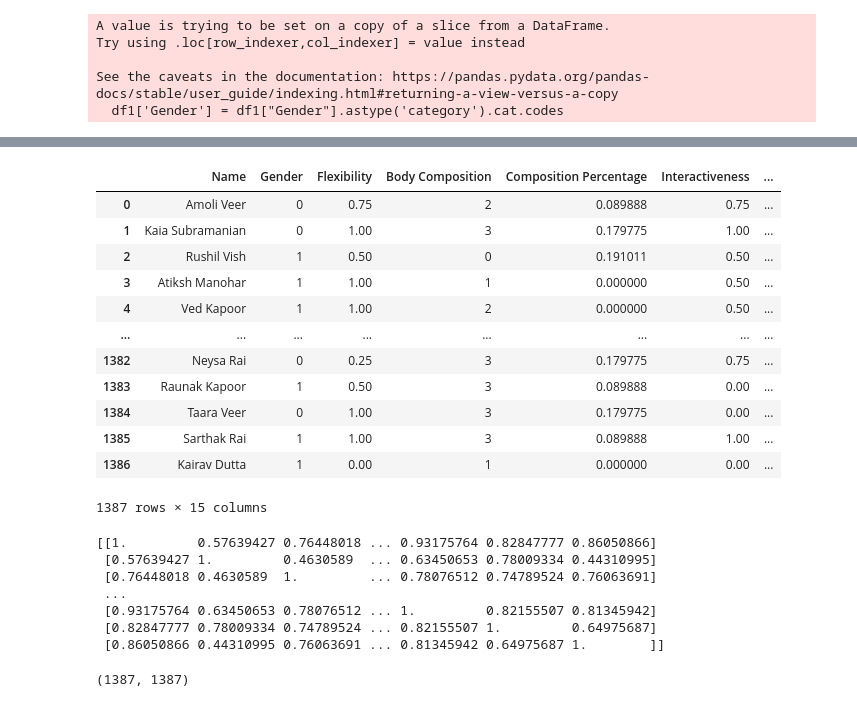
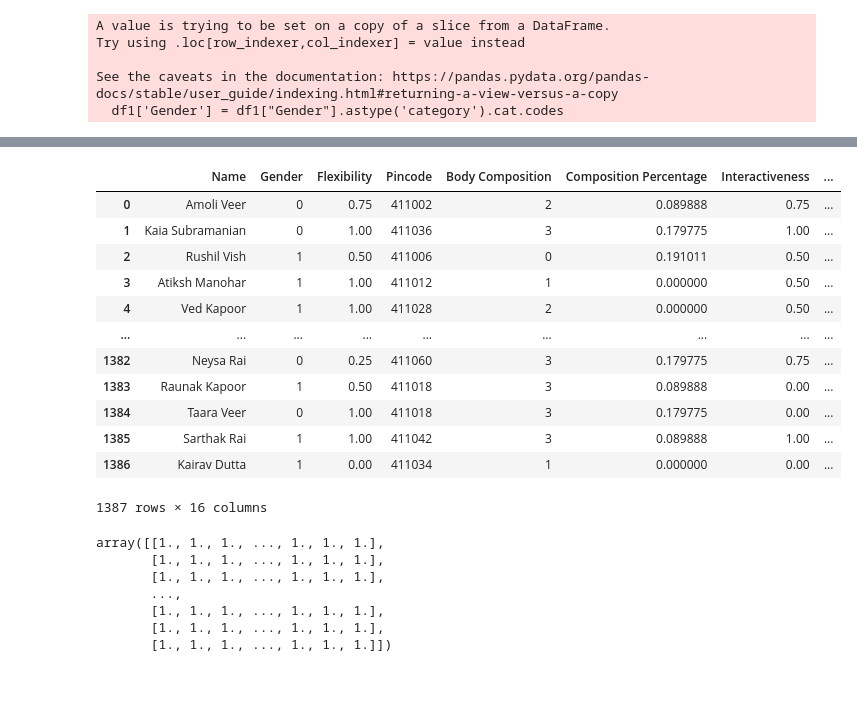
Before and after one commit to darayn/RS-FinalYear-Fitness-Freaks, a Jupyter notebook: Final.ipynb, the cells around one changed output, grey strips where cells are left out. Cells and saved outputs as stored; diff of their text form; code cells hidden in the pictures.

```diff
--- a/Untitled.ipynb
+++ b/Final.ipynb
@@ -112,21 +123,5 @@ from sklearn.preprocessing import StandardScaler, MinMaxScaler
 # %%
-df1_scaled = df1.copy()
+df1_scaled_ = df1.copy()
 names = ['Flexibility','Composition Percentage','Interactiveness', 'like_to_be_mentored', 'like_to_mentor', 'Height_in_cms', 'Age']
 
-df1_scaled[names] = MinMaxScaler().fit_transform(df1_scaled[names])
+df1_scaled_[names] = MinMaxScaler().fit_transform(df1_scaled_[names])
-# %%
-df1_scaled
-# %% [output]
-|  | Name | Gender | Flexibility | Body Composition | Composition Percentage | Interactiveness | ... |
-| 0 | Amoli Veer | 0 | 0.75 | 2 | 0.089888 | 0.75 | ... |
-| 1 | Kaia Subramanian | 0 | 1.00 | 3 | 0.179775 | 1.00 | ... |
-| 2 | Rushil Vish | 1 | 0.50 | 0 | 0.191011 | 0.50 | ... |
-| 3 | Atiksh Manohar | 1 | 1.00 | 1 | 0.000000 | 0.50 | ... |
-| 4 | Ved Kapoor | 1 | 1.00 | 2 | 0.000000 | 0.50 | ... |
-| ... | ... | ... | ... | ... | ... | ... | ... |
-| 1382 | Neysa Rai | 0 | 0.25 | 3 | 0.179775 | 0.75 | ... |
-| 1383 | Raunak Kapoor | 1 | 0.50 | 3 | 0.089888 | 0.00 | ... |
-| 1384 | Taara Veer | 0 | 1.00 | 3 | 0.179775 | 0.00 | ... |
-| 1385 | Sarthak Rai | 1 | 1.00 | 3 | 0.089888 | 1.00 | ... |
-| 1386 | Kairav Dutta | 1 | 0.00 | 1 | 0.000000 | 0.00 | ... |
-1387 rows × 15 columns
@@ -135,15 +128,27 @@ from sklearn.metrics.pairwise import cosine_similarity
+# %%
+df1_scaled_
+# %% [output]
+|  | Name | Gender | Flexibility | Pincode | Body Composition | Composition Percentage | Interactiveness | ... |
+| 0 | Amoli Veer | 0 | 0.75 | 411002 | 2 | 0.089888 | 0.75 | ... |
+| 1 | Kaia Subramanian | 0 | 1.00 | 411036 | 3 | 0.179775 | 1.00 | ... |
+| 2 | Rushil Vish | 1 | 0.50 | 411006 | 0 | 0.191011 | 0.50 | ... |
+| 3 | Atiksh Manohar | 1 | 1.00 | 411012 | 1 | 0.000000 | 0.50 | ... |
+| 4 | Ved Kapoor | 1 | 1.00 | 411028 | 2 | 0.000000 | 0.50 | ... |
+| ... | ... | ... | ... | ... | ... | ... | ... | ... |
+| 1382 | Neysa Rai | 0 | 0.25 | 411060 | 3 | 0.179775 | 0.75 | ... |
+| 1383 | Raunak Kapoor | 1 | 0.50 | 411018 | 3 | 0.089888 | 0.00 | ... |
+| 1384 | Taara Veer | 0 | 1.00 | 411018 | 3 | 0.179775 | 0.00 | ... |
+| 1385 | Sarthak Rai | 1 | 1.00 | 411042 | 3 | 0.089888 | 1.00 | ... |
+| 1386 | Kairav Dutta | 1 | 0.00 | 411034 | 1 | 0.000000 | 0.00 | ... |
+1387 rows × 16 columns
 # %%
-similarity = cosine_similarity(df1_scaled.drop('Name',axis=1))
-print(similarity)
+similarity_cos = cosine_similarity(df1_scaled_.drop('Name',axis=1))
+similarity_cos
 # %% [output]
-[[1.         0.57639427 0.76448018 ... 0.93175764 0.82847777 0.86050866]
- [0.57639427 1.         0.4630589  ... 0.63450653 0.78009334 0.44310995]
- [0.76448018 0.4630589  1.         ... 0.78076512 0.74789524 0.76063691]
- ...
- [0.93175764 0.63450653 0.78076512 ... 1.         0.82155507 0.81345942]
- [0.82847777 0.78009334 0.74789524 ... 0.82155507 1.         0.64975687]
- [0.86050866 0.44310995 0.76063691 ... 0.81345942 0.64975687 1.        ]]
+array([[1., 1., 1., ..., 1., 1., 1.],
+       [1., 1., 1., ..., 1., 1., 1.],
+       [1., 1., 1., ..., 1., 1., 1.],
+       ...,
+       [1., 1., 1., ..., 1., 1., 1.],
+       [1., 1., 1., ..., 1., 1., 1.],
+       [1., 1., 1., ..., 1., 1., 1.]])
-# %%
-similarity.shape
-# %% [output]
-(1387, 1387)
```
Also changed, not shown: parts of 15 cells of this notebook, 1 other file.
